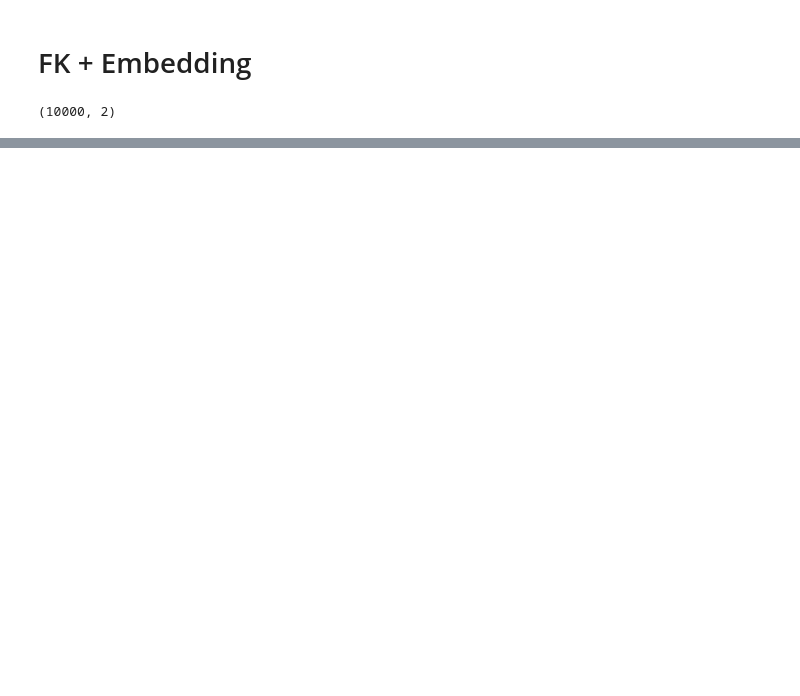
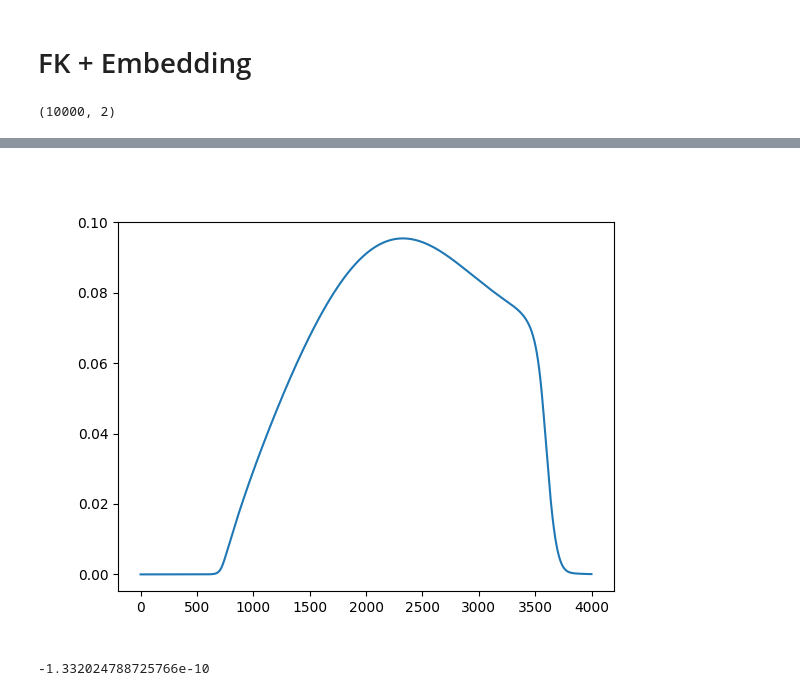
Before and after one commit to Bbosc/GDSOA, a Jupyter notebook: main.ipynb, the cells around one changed output, grey strips where cells are left out. Cells and saved outputs as stored; diff of their text form; code cells hidden in the pictures; blank space fills up the shorter version.

```diff
--- a/main.ipynb
+++ b/main.ipynb
@@ -90,0 +91,11 @@ plt.show()
+# %%
+sigma =np.stack(ds.gr_logger)
+plt.figure()
+plt.plot(range(sigma.shape[0]), sigma)
+plt.show()
+# %% [output]
+[figure, added]
+# %%
+np.min(sigma[:1000])
+# %% [output]
+-1.332024788725766e-10
```
Also changed, not shown: parts of 6 cells of this notebook, 3 other files.
